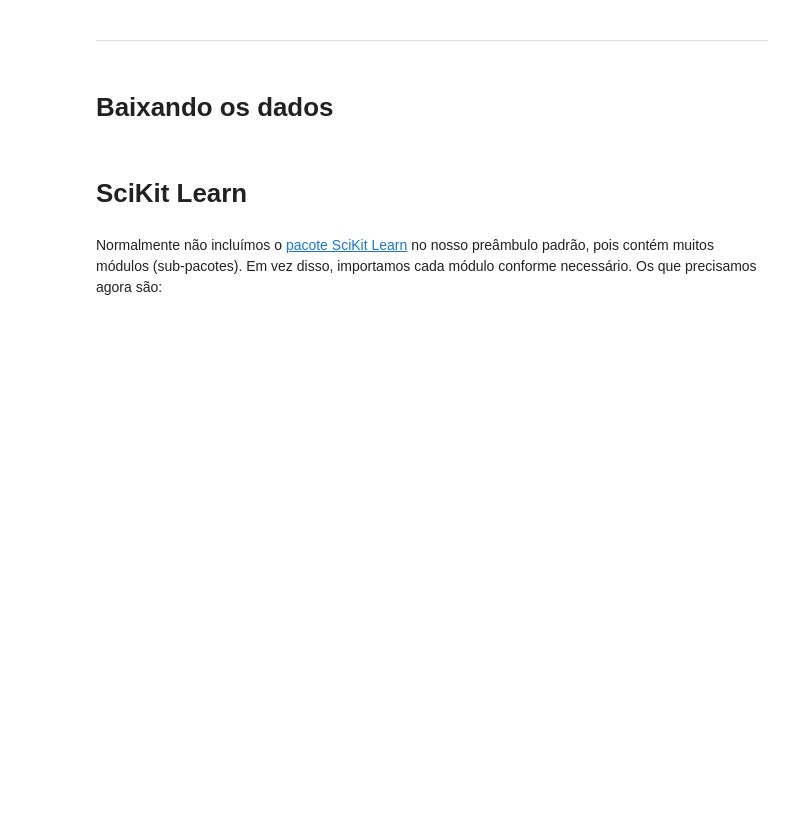
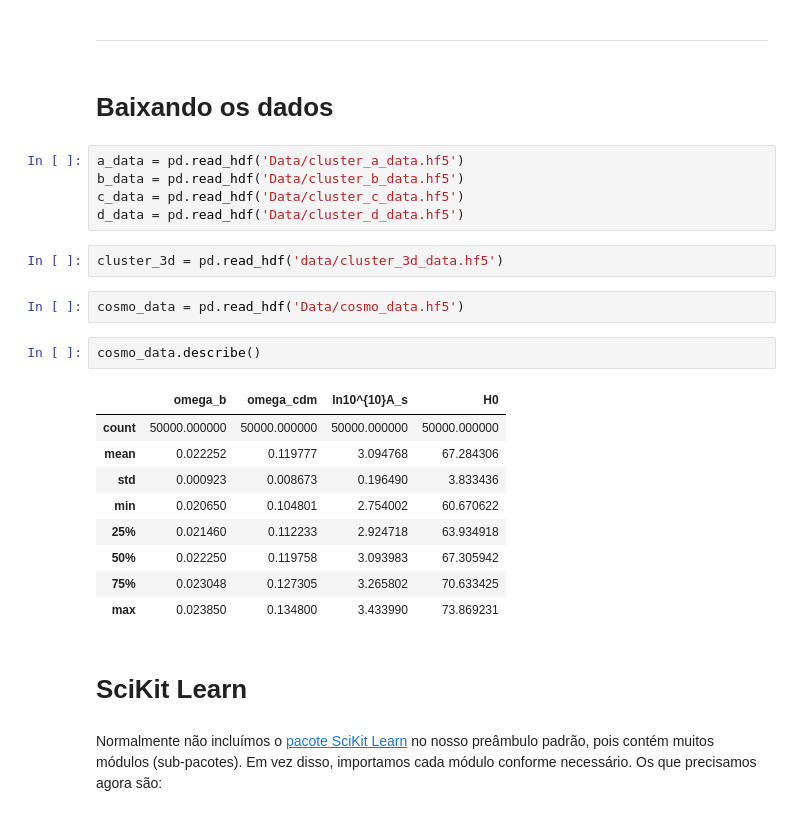
Before and after one commit to GabrielWendell/Intro_ML, a Jupyter notebook: Notebooks/Dia3.ipynb, the cells around one changed output. Cells and saved outputs as stored; diff of their text form; blank space fills up the shorter version.

```diff
--- a/Notebooks/Dia3.ipynb
+++ b/Notebooks/Dia3.ipynb
@@ -60,6 +60,27 @@ $ pip install version_information
 ---
 # %% [markdown]
 # Baixando os dados
+# %%
+a_data = pd.read_hdf('Data/cluster_a_data.hf5')
+b_data = pd.read_hdf('Data/cluster_b_data.hf5')
+c_data = pd.read_hdf('Data/cluster_c_data.hf5')
+d_data = pd.read_hdf('Data/cluster_d_data.hf5')
+# %%
+cluster_3d = pd.read_hdf('data/cluster_3d_data.hf5')
+# %%
+cosmo_data = pd.read_hdf('Data/cosmo_data.hf5')
+# %%
+cosmo_data.describe()
+# %% [output]
+|  | omega_b | omega_cdm | ln10^{10}A_s | H0 |
+| count | 50000.000000 | 50000.000000 | 50000.000000 | 50000.000000 |
+| mean | 0.022252 | 0.119777 | 3.094768 | 67.284306 |
+| std | 0.000923 | 0.008673 | 0.196490 | 3.833436 |
+| min | 0.020650 | 0.104801 | 2.754002 | 60.670622 |
+| 25% | 0.021460 | 0.112233 | 2.924718 | 63.934918 |
+| 50% | 0.022250 | 0.119758 | 3.093983 | 67.305942 |
+| 75% | 0.023048 | 0.127305 | 3.265802 | 70.633425 |
+| max | 0.023850 | 0.134800 | 3.433990 | 73.869231 |
 # %% [markdown]
 # SciKit Learn
 # %% [markdown]
```
Also changed, not shown: parts of 20 cells of this notebook, 4 other files.
